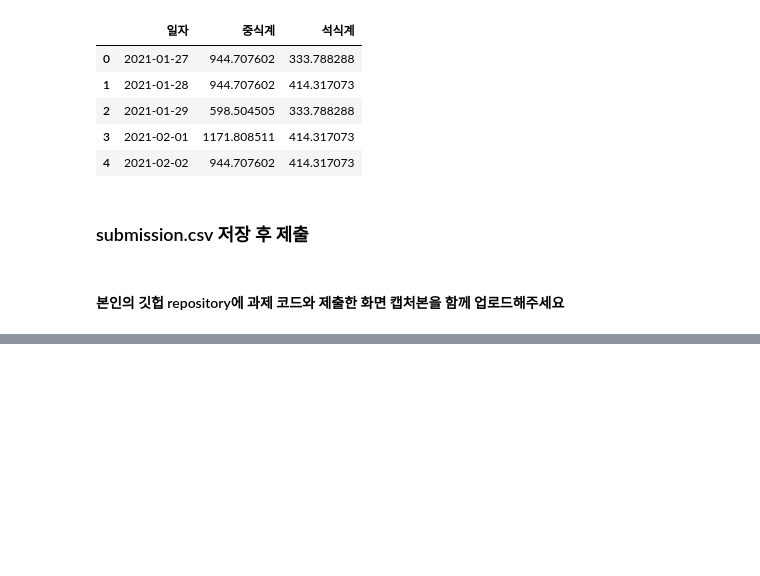
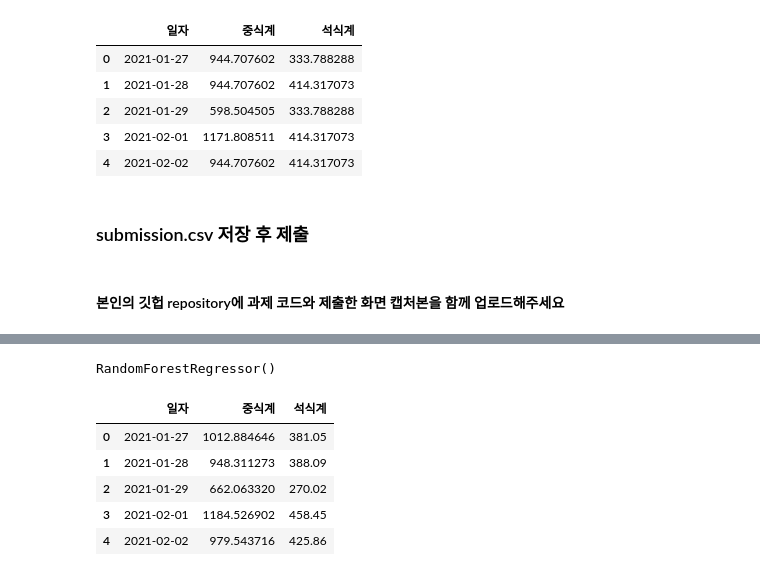
Before and after one commit to CAEL0/ybigta-assignment, a Jupyter notebook: 0727 ML/ML 과제.ipynb, the cells around one changed output, grey strips where cells are left out. Drawn from its saved outputs; the diff is of its cells as text; code cells hidden in the pictures; blank space fills up the shorter version.

```diff
--- a/0727 ML/ML 과제.ipynb
+++ b/0727 ML/ML 과제.ipynb
@@ -144,8 +144,8 @@ GridSearch 최고 Validation Score : 0.678
 # Grid Search로 찾은 최적의 파라미터 값으로 모델 생성
 
 model1 = DecisionTreeRegressor(max_depth=6, max_leaf_nodes=14)
-model1.fit(X_train_lunch, y_train_lunch)
-reg_prediction1 = model1.predict(X_val_lunch)
+model1.fit(x_train_lunch, y_train_lunch)
+reg_prediction1 = model1.predict(x_val_lunch)
 # %%
 from sklearn.metrics import r2_score, mean_absolute_error, mean_squared_error
 
@@ -180,7 +180,7 @@ submission.head()
 # %% [markdown]
 ### 석식계 예측모델 Grid Search
 # %%
-gs.fit(X_train_dinner, y_train_dinner)
+gs.fit(x_train_dinner, y_train_dinner)
 # %% [output]
 GridSearchCV(estimator=DecisionTreeRegressor(),
              param_grid={'max_depth': [3, 4, 5, 6, 7, 8, 9],
@@ -197,7 +197,7 @@ GridSearch 최고 Validation Score : 0.343
 ## 중식계 예측모델 학습코드를 참고하여 직접 작성해보세요!
 
 model2 = DecisionTreeRegressor(max_depth=4, max_leaf_nodes=16)
-model2.fit(X_train_dinner, y_train_dinner)
+model2.fit(x_train_dinner, y_train_dinner)
 reg_prediction2 = model2.predict(X_val_dinner)
 # %%
 print(f'MAE      : {mean_absolute_error(y_val_dinner, reg_prediction2):.3f}')
@@ -228,0 +339,23 @@ submission.to_csv('dt_submission.csv', index=False)
+# %%
+model1 = GradientBoostingRegressor()
+model1.fit(x_train, y1_train)
+
+model2 = RandomForestRegressor()
+model2.fit(x_train, y2_train)
+# %% [output]
+RandomForestRegressor()
+# %%
+pred1 = model1.predict(x_test)
+submission['중식계'] = pred1
+
+pred2 = model2.predict(x_test)
+submission['석식계'] = pred2
+
+submission.head()
+# %% [output]
+|  | 일자 | 중식계 | 석식계 |
+| 0 | 2021-01-27 | 1012.884646 | 381.05 |
+| 1 | 2021-01-28 | 948.311273 | 388.09 |
+| 2 | 2021-01-29 | 662.063320 | 270.02 |
+| 3 | 2021-02-01 | 1184.526902 | 458.45 |
+| 4 | 2021-02-02 | 979.543716 | 425.86 |
```
Also changed, not shown: parts of 8 cells of this notebook, 6 other files.
